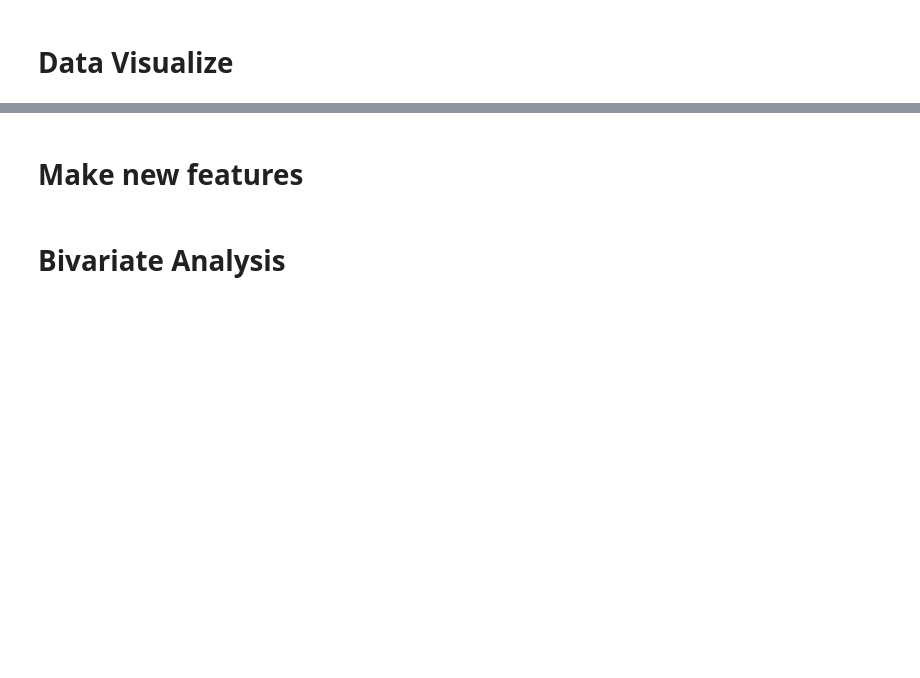
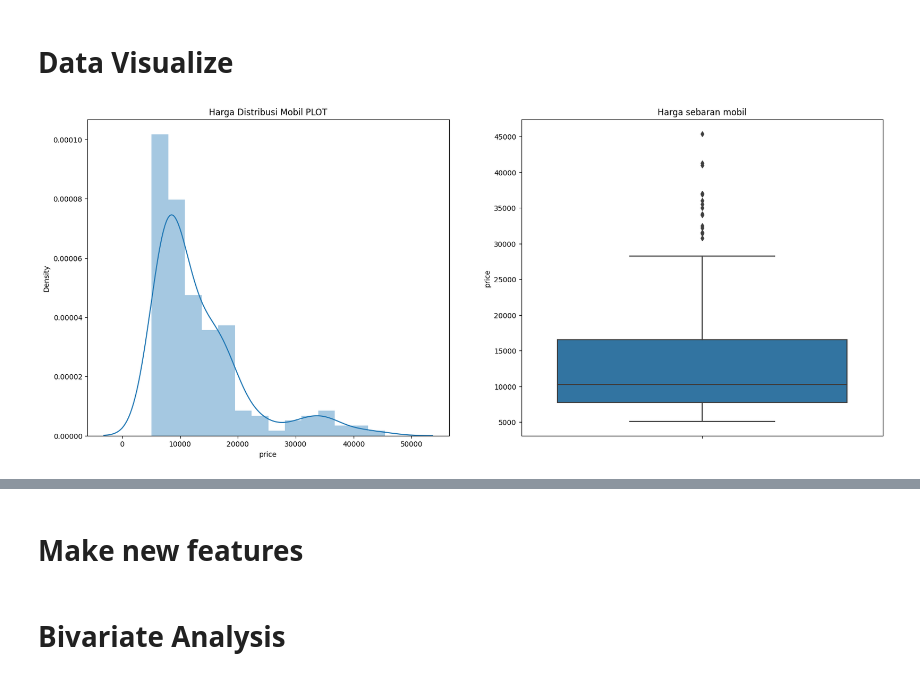
Before and after one commit to Vinzzztty/car_price_prediction_FP_bigData, a Jupyter notebook: CarPrice_Prediction_using_Linear_Regression.ipynb, the cells around one changed output, grey strips where cells are left out. Cells and saved outputs as stored; diff of their text form; code cells hidden in the pictures; blank space fills up the shorter version.

```diff
--- a/CarPrice_Prediction_using_Linear_Regression.ipynb
+++ b/CarPrice_Prediction_using_Linear_Regression.ipynb
@@ -70,0 +107,6 @@ data_cars.head()
+# %%
+# Split companyName dari kolom CarName
+CompanyName = data_cars['CarName'].apply(lambda x : x.split(' ')[0])
+data_cars.insert(3, "CompanyName", CompanyName)
+data_cars.drop(['CarName'], axis=1, inplace=True)
+data_cars.head()
@@ -70,0 +129,16 @@ data_cars.head()
+# %%
+# Perbaiki nilai yang mirip atau salah seperti maxda dengan mazda, Nissan dengan nissan,
+# porsche dengan porcshe, toyota dengan toyouta, vokswagen dengan wolkswagen dan vw
+
+data_cars['CompanyName'] = data_cars['CompanyName'].str.lower()
+
+def replace_name(old_name, new_name):
+  data_cars['CompanyName'].replace(old_name, new_name, inplace = True)
+
+replace_name('maxda','mazda')
+replace_name('porcshce','porsche')
+replace_name('toyouta','toyota')
+replace_name('vokswagen','volkswagen')
+replace_name('vw','volkswagen')
+
+data_cars['CompanyName'].unique()
@@ -75,2 +189,16 @@ data_cars.head()
 # %% [markdown]
 # Data Visualize
+# %%
+plt.figure(figsize=(20, 8))
+
+plt.subplot(1,2,1)
+plt.title('Harga Distribusi Mobil PLOT')
+sns.distplot(data_cars['price'])
+
+plt.subplot(1, 2, 2)
+plt.title('Harga sebaran mobil')
+sns.boxplot(y=data_cars['price'])
+
+plt.show()
+# %% [output]
+[figure, added]
```
Also changed, not shown: parts of 16 cells of this notebook.
